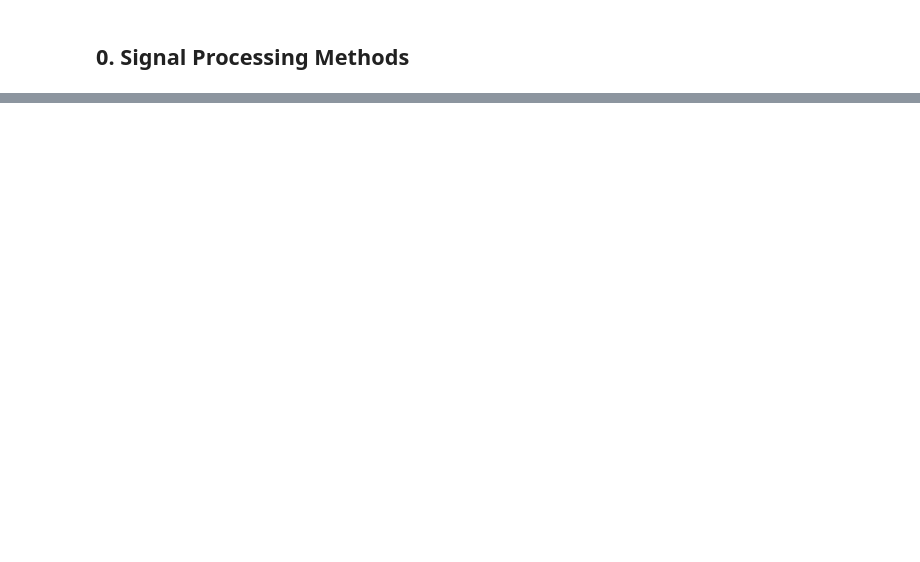
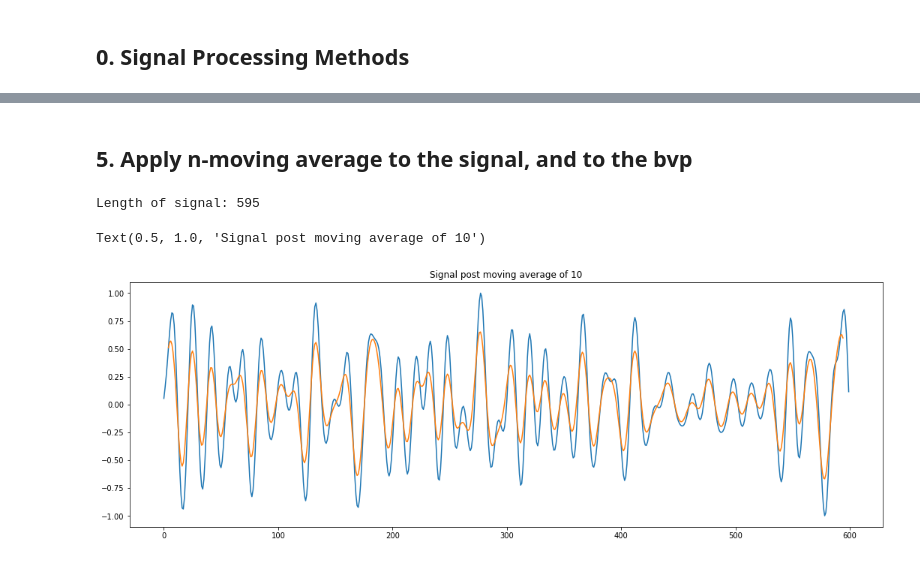
Before and after one commit to arnavpon/pydroid, a Jupyter notebook: example/android/app/src/main/python/pipeline-dev/pipeline-v1/pipeline_walkthrough.v1.ipynb, the cells around one changed output, grey strips where cells are left out. Drawn from its saved outputs; the diff is of its cells as text; code cells hidden in the pictures; blank space fills up the shorter version.

```diff
--- a/example/android/app/src/main/python/pipeline-dev/pipeline-v1/pipeline_walkthrough.v1.ipynb
+++ b/example/android/app/src/main/python/pipeline-dev/pipeline-v1/pipeline_walkthrough.v1.ipynb
@@ -138,0 +296,23 @@ def chrominance(sig: str or np.array, settings: dict = CHROM_SETTINGS,
+# %% [markdown]
+## 5. Apply n-moving average to the signal, and to the bvp
+# %%
+window = CHROM_SETTINGS['moving_avg_window']
+window = 10
+
+# apply the moving average filter
+orig = signal.copy()
+signal = n_moving_avg(signal, window)
+
+# add empty elements to the beginning of the array to maintain proper
+# positioning of the elements
+signal = [None]*((window - 1) // 2) + list(signal)
+print('Length of signal:', len(signal))
+signal = np.array(signal)
+
+plt.plot(orig)
+plt.plot(signal)
+plt.title(f'Signal post moving average of {window}')
+# %% [output]
+Length of signal: 595
+Text(0.5, 1.0, 'Signal post moving average of 10')
+[figure, added]
```
Also changed, not shown: parts of 26 cells of this notebook, 1 other file.
